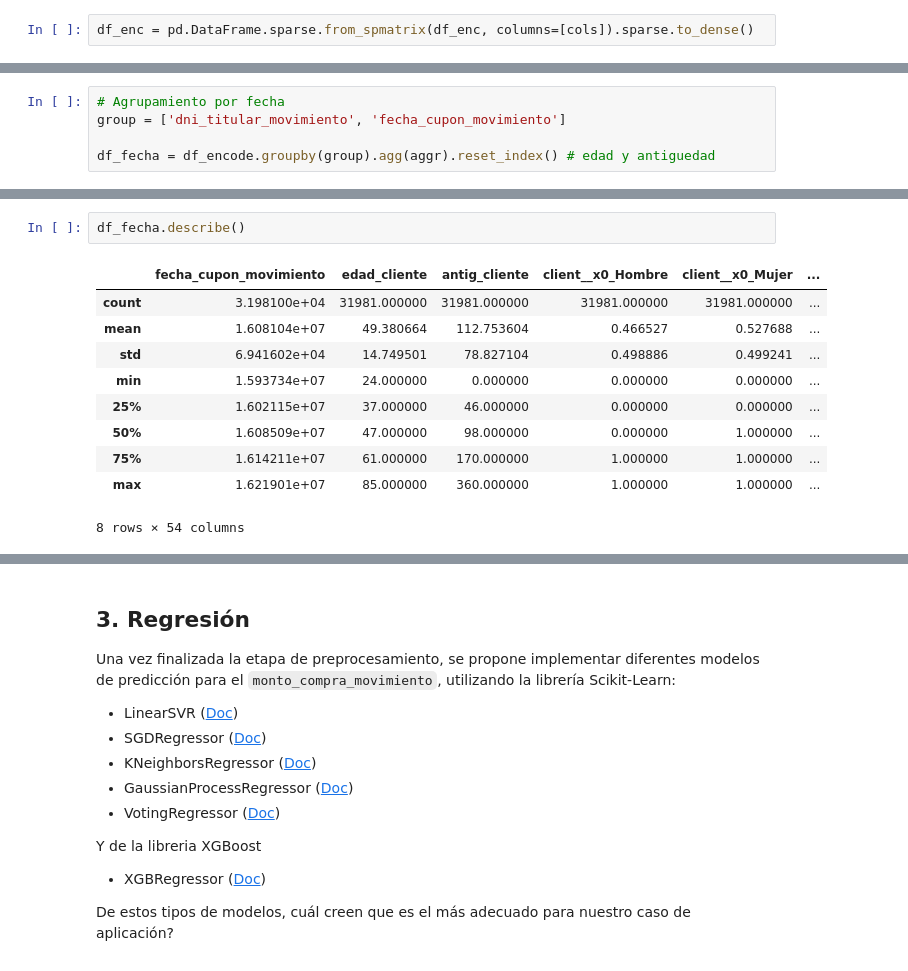
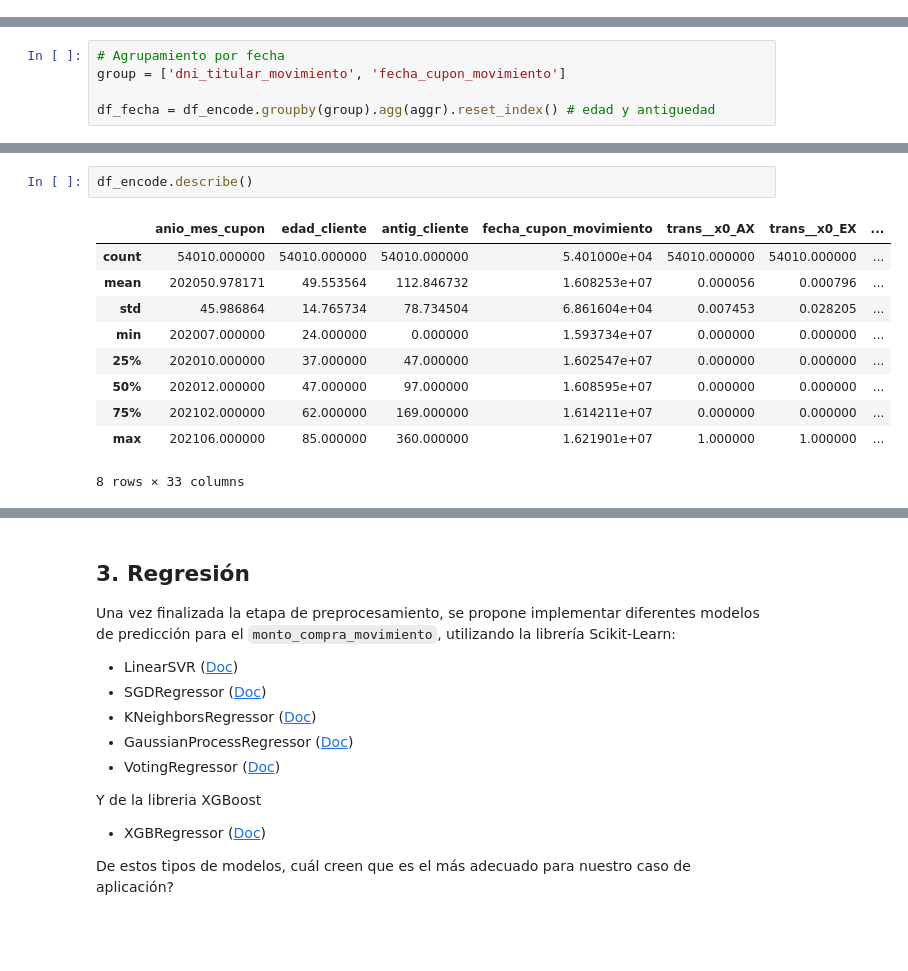
Before and after one commit to JIBarrionuevoGaltier/DiploDatos_2021_Mentoria_Grupo_2, a Jupyter notebook: notebooks_tp4/trabajo_practico_4_grupo2.ipynb, the cells around one changed output, grey strips where cells are left out. Cells and saved outputs as stored; diff of their text form; blank space fills up the shorter version.

```diff
--- a/notebooks_tp4/trabajo_practico_4_grupo2.ipynb
+++ b/notebooks_tp4/trabajo_practico_4_grupo2.ipynb
@@ -195,2 +209,0 @@ df_enc.shape
-# %%
-df_enc = pd.DataFrame.sparse.from_spmatrix(df_enc, columns=[cols]).sparse.to_dense()
@@ -251,13 +259,13 @@ df_mes.describe()
-# %%
-df_fecha.describe()
-# %% [output]
-|  | fecha_cupon_movimiento | edad_cliente | antig_cliente | client__x0_Hombre | client__x0_Mujer | ... |
-| count | 3.198100e+04 | 31981.000000 | 31981.000000 | 31981.000000 | 31981.000000 | ... |
-| mean | 1.608104e+07 | 49.380664 | 112.753604 | 0.466527 | 0.527688 | ... |
-| std | 6.941602e+04 | 14.749501 | 78.827104 | 0.498886 | 0.499241 | ... |
-| min | 1.593734e+07 | 24.000000 | 0.000000 | 0.000000 | 0.000000 | ... |
-| 25% | 1.602115e+07 | 37.000000 | 46.000000 | 0.000000 | 0.000000 | ... |
-| 50% | 1.608509e+07 | 47.000000 | 98.000000 | 0.000000 | 1.000000 | ... |
-| 75% | 1.614211e+07 | 61.000000 | 170.000000 | 1.000000 | 1.000000 | ... |
-| max | 1.621901e+07 | 85.000000 | 360.000000 | 1.000000 | 1.000000 | ... |
-8 rows × 54 columns
+# %%
+df_encode.describe()
+# %% [output]
+|  | anio_mes_cupon | edad_cliente | antig_cliente | fecha_cupon_movimiento | trans__x0_AX | trans__x0_EX | ... |
+| count | 54010.000000 | 54010.000000 | 54010.000000 | 5.401000e+04 | 54010.000000 | 54010.000000 | ... |
+| mean | 202050.978171 | 49.553564 | 112.846732 | 1.608253e+07 | 0.000056 | 0.000796 | ... |
+| std | 45.986864 | 14.765734 | 78.734504 | 6.861604e+04 | 0.007453 | 0.028205 | ... |
+| min | 202007.000000 | 24.000000 | 0.000000 | 1.593734e+07 | 0.000000 | 0.000000 | ... |
+| 25% | 202010.000000 | 37.000000 | 47.000000 | 1.602547e+07 | 0.000000 | 0.000000 | ... |
+| 50% | 202012.000000 | 47.000000 | 97.000000 | 1.608595e+07 | 0.000000 | 0.000000 | ... |
+| 75% | 202102.000000 | 62.000000 | 169.000000 | 1.614211e+07 | 0.000000 | 0.000000 | ... |
+| max | 202106.000000 | 85.000000 | 360.000000 | 1.621901e+07 | 1.000000 | 1.000000 | ... |
+8 rows × 33 columns
```
Also changed, not shown: parts of 259 cells of this notebook.
